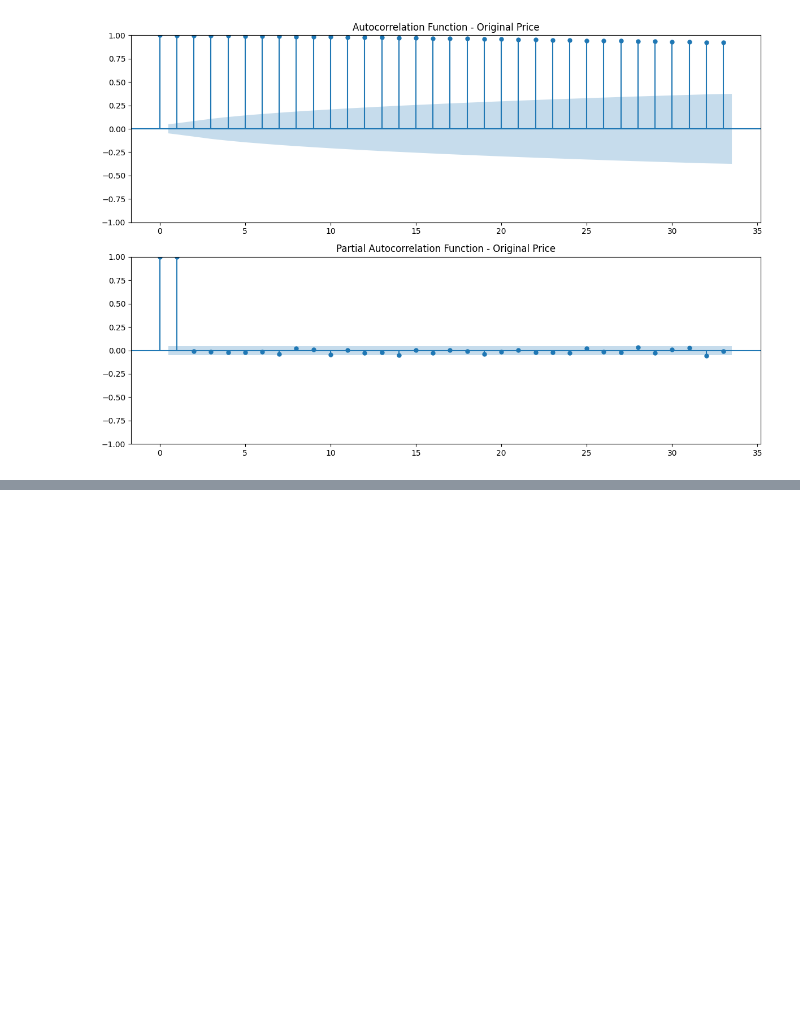
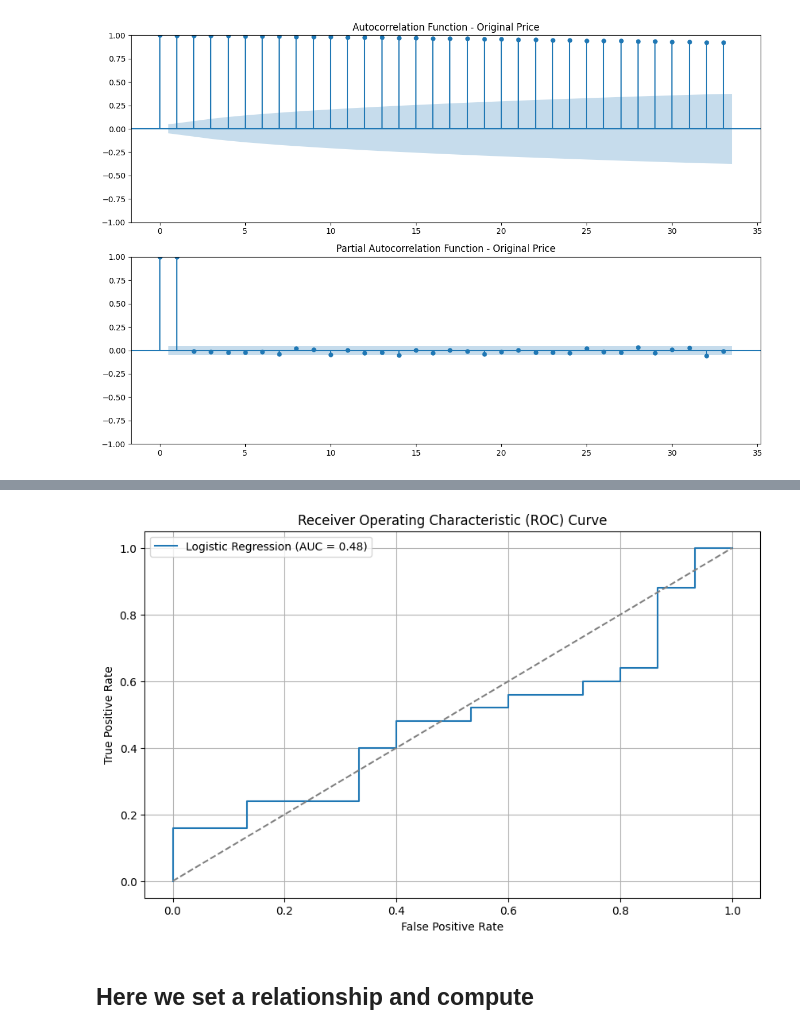
Before and after one commit to Shreyarajpal12/datamining-ela5, a Jupyter notebook: dm5.ipynb, the cells around one changed output, grey strips where cells are left out. Saved outputs shown, nothing was run; the diff lists cells and outputs as text; code cells hidden in the pictures; blank space fills up the shorter version.

```diff
--- a/dm5.ipynb
+++ b/dm5.ipynb
@@ -93,0 +97,66 @@ Warnings:
+# %%
+import pandas as pd
+import numpy as np
+from sklearn.model_selection import train_test_split
+from sklearn.linear_model import LogisticRegression
+from sklearn.metrics import accuracy_score, confusion_matrix, classification_report, roc_auc_score, roc_curve
+import matplotlib.pyplot as plt
+
+# Example synthetic dataset creation
+data = {
+    'CGPA': np.random.uniform(6, 10, 200),
+    'GRE': np.random.randint(290, 340, 200),
+    'GMAT': np.random.randint(400, 800, 200),
+    'TOEFL': np.random.randint(80, 120, 200),
+    'Conference_Published': np.random.randint(0, 3, 200),  # Conference articles
+    'Journal_Published': np.random.randint(0, 3, 200),     # Journal articles
+    'Mini_Projects': np.random.randint(0, 3, 200),
+    'Internships': np.random.randint(0, 3, 200),
+    'Admitted': np.random.choice([0, 1], 200, p=[0.4, 0.6])  # 0 for not admitted, 1 for admitted
+}
+
+# Create DataFrame
+df = pd.DataFrame(data)
+
+# Combine conference and journal publications into total research articles (optional, for reference)
+df['Research_Articles'] = df['Conference_Published'] + df['Journal_Published']
+
+# Separate features and target variable
+X = df.drop(['Admitted', 'Research_Articles'], axis=1)  # Exclude combined research articles
+y = df['Admitted']
+
+# Split the data into training and test sets
+X_train, X_test, y_train, y_test = train_test_split(X, y, test_size=0.2, random_state=42, stratify=y)
+
+# Train Logistic Regression Model
+model = LogisticRegression(max_iter=1000)
+model.fit(X_train, y_train)
+
+# Predictions
+y_pred = model.predict(X_test)
+y_pred_prob = model.predict_proba(X_test)[:, 1]
+
+# Evaluation Metrics
+accuracy = accuracy_score(y_test, y_pred)
+conf_matrix = confusion_matrix(y_test, y_pred)
+class_report = classification_report(y_test, y_pred)
+roc_auc = roc_auc_score(y_test, y_pred_prob)
+
+# Print evaluation results
+print(f"Accuracy: {accuracy:.2f}")
+print("\nConfusion Matrix:\n", conf_matrix)
+print("\nClassification Report:\n", class_report)
+print(f"ROC AUC Score: {roc_auc:.2f}")
+
+# Plot ROC Curve
+fpr, tpr, thresholds = roc_curve(y_test, y_pred_prob)
+plt.figure(figsize=(10, 6))
+plt.plot(fpr, tpr, label=f'Logistic Regression (AUC = {roc_auc:.2f})')
+plt.plot([0, 1], [0, 1], linestyle='--', color='gray')
+plt.xlabel('False Positive Rate')
+plt.ylabel('True Positive Rate')
+plt.title('Receiver Operating Characteristic (ROC) Curve')
+plt.legend()
+plt.grid()
+plt.show()
+# %% [output]
@@ -93,0 +180,3 @@ Warnings:
+[figure, added]
+# %% [markdown]
+## Here we set a relationship and compute
```
Also changed, not shown: parts of 4 cells of this notebook, 1 other file.
